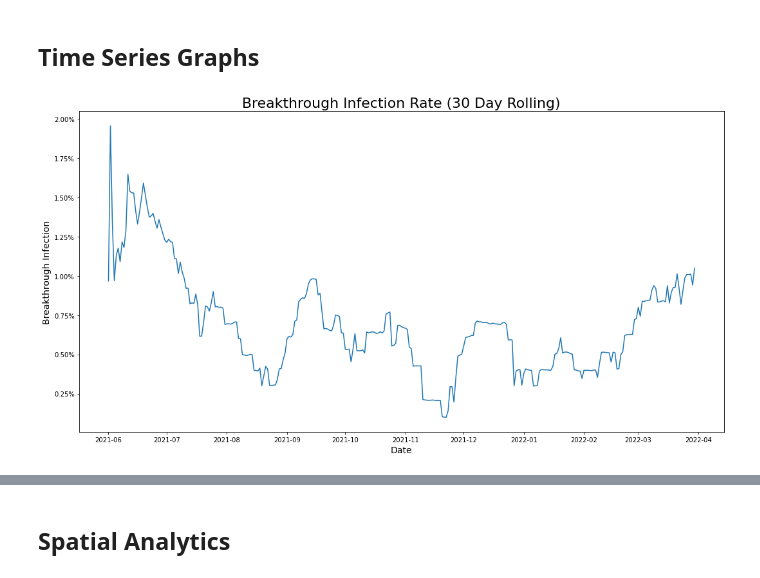
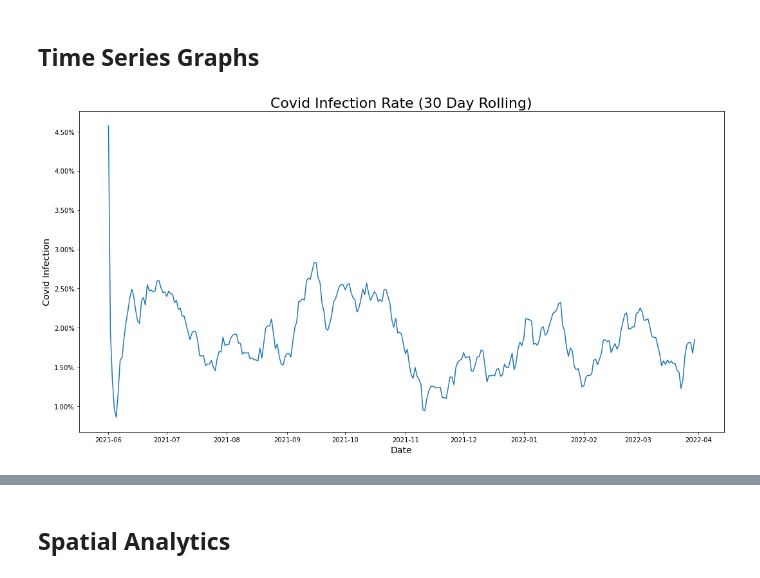
Before and after one commit to CDCgov/prime-public-health-data-infrastructure, a Jupyter notebook: src/notebooks/Prototype Spatial Analytics.ipynb, the cells around one changed output, grey strips where cells are left out. Drawn from its saved outputs; the diff is of its cells as text; code cells hidden in the pictures.

```diff
--- a/src/notebooks/Prototype Spatial Analytics.ipynb
+++ b/src/notebooks/Prototype Spatial Analytics.ipynb
@@ -61,10 +60,10 @@ df.head()
 # %% [markdown]
 ## Time Series Graphs
 # %%
-fig, ax = pa.plot_time_series_metric(df=df, window='30D', metric_label='Breakthrough Infection')
+fig, ax = pa.plot_time_series_metric(df=df, window='30D', metric_label='Covid Infection')
 plt.show()
 # %% [output]
-[figure, old version]
+[figure, new version]
 # %%
 fig, ax = pa.plot_time_series_metric(df=df, window='30D', metric_label='Covid Infection')
 
```
Also changed, not shown: parts of 3 cells of this notebook, 1 other file.
